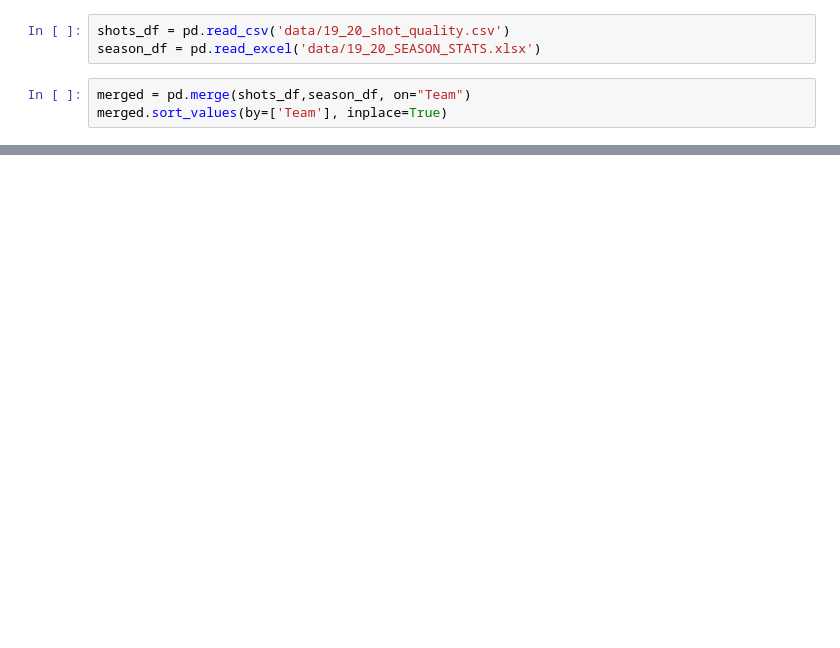
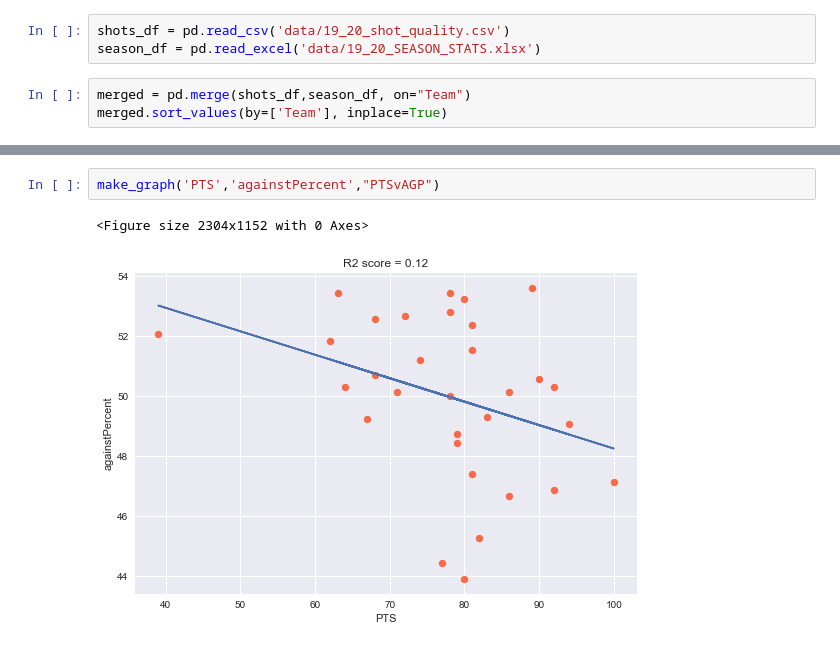
Before and after one commit to wonderbug2020/Shot_quality_stats, a Jupyter notebook: Graphs_one.ipynb, the cells around one changed output, grey strips where cells are left out. Saved outputs shown, nothing was run; the diff lists cells and outputs as text; blank space fills up the shorter version.

```diff
--- a/Graphs_one.ipynb
+++ b/Graphs_one.ipynb
@@ -46,0 +51,5 @@ make_graph('PTS','abovePercent',"PTSvABP")
+# %%
+make_graph('PTS','againstPercent',"PTSvAGP")
+# %% [output]
+<Figure size 2304x1152 with 0 Axes>
+[figure, added]
```
Also changed, not shown: parts of 7 cells of this notebook.
